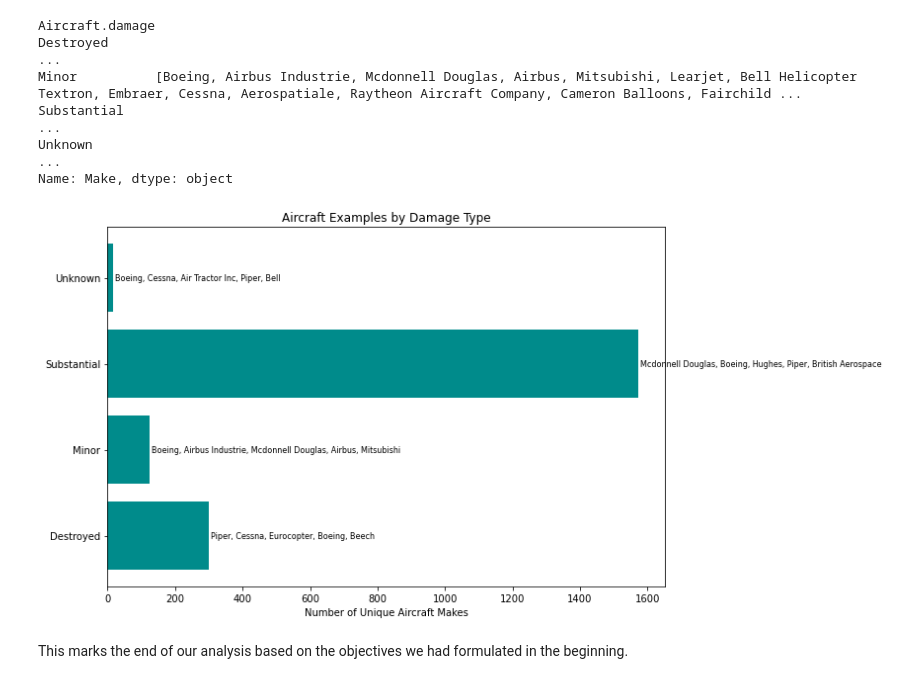
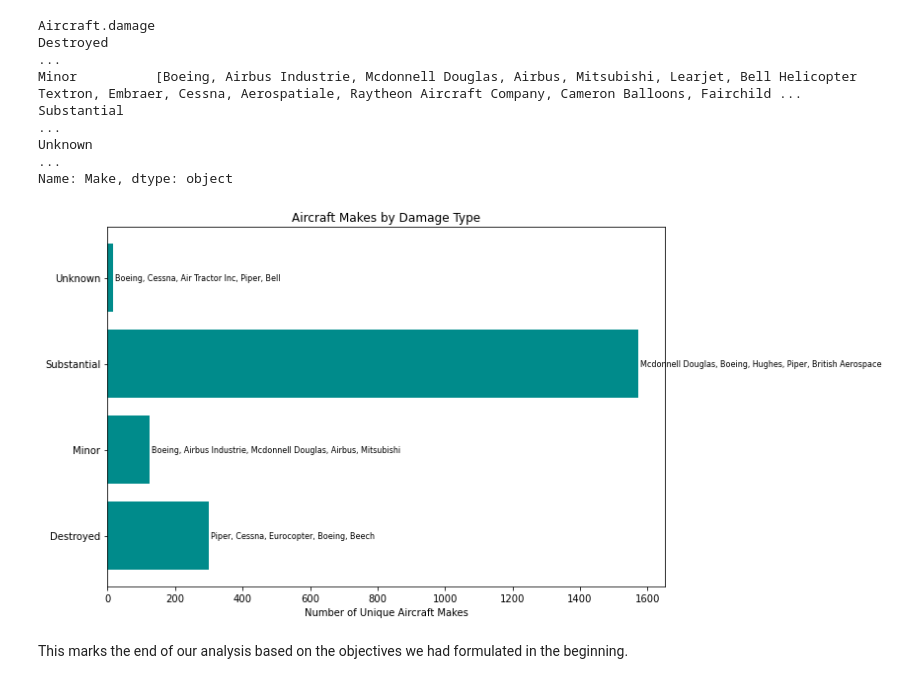
Before and after one commit to thomasamuti-cpu/Aviation_data-assignment, a Jupyter notebook: notebook.ipynb, the cells around one changed output. Cells and saved outputs as stored; diff of their text form; code cells hidden in the pictures.

```diff
--- a/notebook.ipynb
+++ b/notebook.ipynb
@@ -853,19 +853,19 @@ Name: Make, dtype: object
 # %%
 # Illustrate in a horizontal bar graph (but since the figure is huge, we will plot the first 10 aircrafts by level of aircraft damage)
 plt.figure(figsize=(12,6))
 
 for i, damage in enumerate(damage_examples.index):
     top_aircrafts = damage_examples[damage][:5]  # show top 5 for readability
     plt.barh(i, len(damage_examples[damage]), color='darkcyan')
     plt.text(len(damage_examples[damage]) + 5.0, i, ', '.join(top_aircrafts), va='center', fontsize=8)
 
 plt.yticks(range(len(damage_examples)), damage_examples.index)
 plt.xlabel("Number of Unique Aircraft Makes")
-plt.title("Aircraft Examples by Damage Type")
+plt.title("Aircraft Makes by Damage Type")
 plt.tight_layout()
 plt.show()
 # %% [output]
-[figure, old version]
+[figure, new version]
 # %% [markdown]
 This marks the end of our analysis based on the objectives we had formulated in the beginning.
 # %% [markdown]
```
Also changed, not shown: parts of 4 cells of this notebook, 10 other files.
